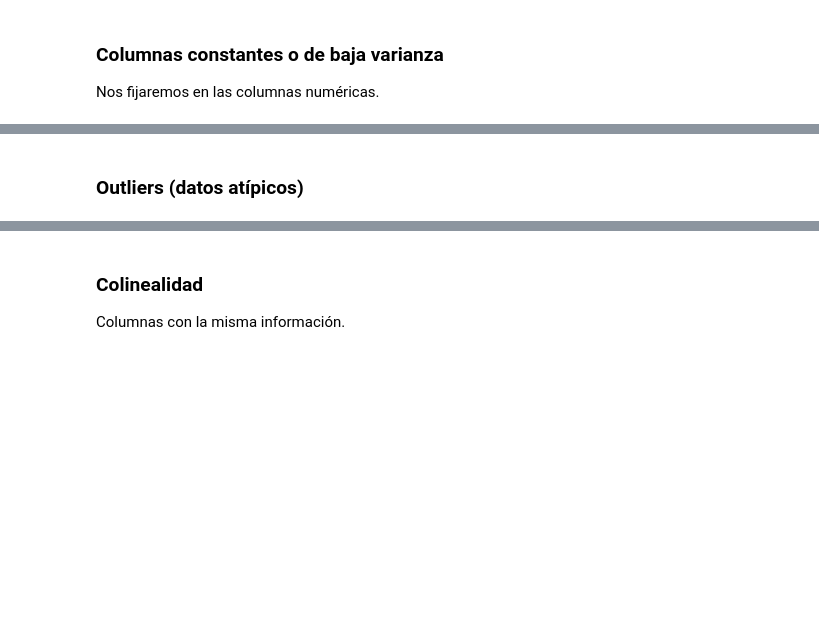
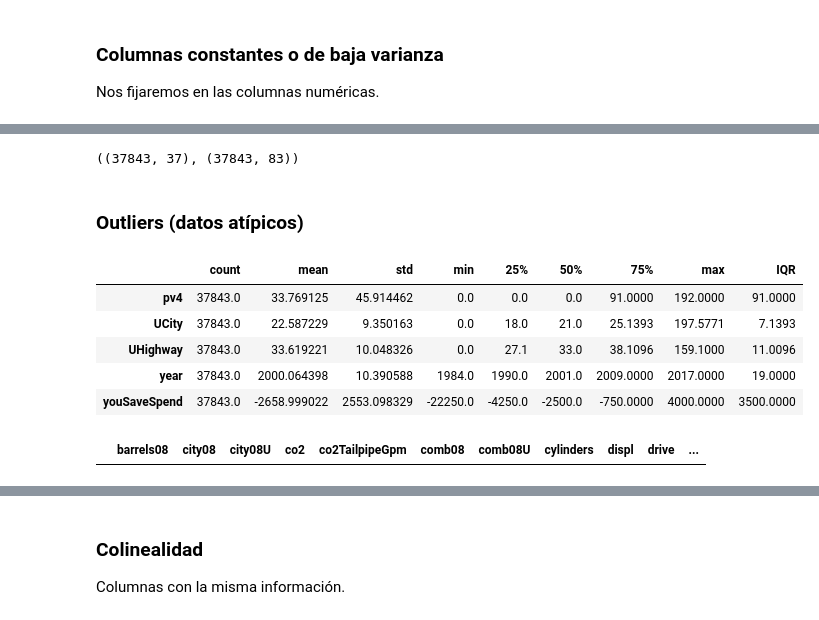
Before and after one commit to Ironhack-Data-Madrid-Abril-2021/Material_Clase, a Jupyter notebook: semana_2/2.2 - Data Cleaning .ipynb, the cells around one changed output, grey strips where cells are left out. Drawn from its saved outputs; the diff is of its cells as text; code cells hidden in the pictures; blank space fills up the shorter version.

```diff
--- a/semana_2/2.2 - Data Cleaning .ipynb
+++ b/semana_2/2.2 - Data Cleaning .ipynb
@@ -26,3 +252,12 @@
 ### Columnas constantes o de baja varianza
 
 Nos fijaremos en las columnas numéricas.
+# %%
+cte_cols=[]
+
+for c in df.select_dtypes(include=np.number):  # las columnas numericas
+
+    if df[c].std()==0:
+        cte_cols.append(c)
+
+cte_cols
@@ -28,0 +266,18 @@ Nos fijaremos en las columnas numéricas.
+# %%
+df=df.drop(columns=cte_cols)
+# %%
+# columnas de baja varianza
+
+lv_cols=[]
+
+for c in df.select_dtypes(include=np.number):  # las columnas numericas
+
+    minimo=min(df[c])
+
+    per_90=np.percentile(df[c], 90)  # percentil 90
+
+    if per_90==minimo:
+        lv_cols.append(c)
+
+
+lv_cols
@@ -29,2 +304,25 @@ Nos fijaremos en las columnas numéricas.
+# %%
+df.shape, dim_original
+# %% [output]
+((37843, 37), (37843, 83))
 # %% [markdown]
 ### Outliers (datos atípicos)
+# %%
+stats=df.describe().T
+
+stats['IQR']=stats['75%']-stats['25%']
+
+stats.tail()
+# %% [output]
+|  | count | mean | std | min | 25% | 50% | 75% | max | IQR |
+| pv4 | 37843.0 | 33.769125 | 45.914462 | 0.0 | 0.0 | 0.0 | 91.0000 | 192.0000 | 91.0000 |
+| UCity | 37843.0 | 22.587229 | 9.350163 | 0.0 | 18.0 | 21.0 | 25.1393 | 197.5771 | 7.1393 |
+| UHighway | 37843.0 | 33.619221 | 10.048326 | 0.0 | 27.1 | 33.0 | 38.1096 | 159.1000 | 11.0096 |
+| year | 37843.0 | 2000.064398 | 10.390588 | 1984.0 | 1990.0 | 2001.0 | 2009.0000 | 2017.0000 | 19.0000 |
+| youSaveSpend | 37843.0 | -2658.999022 | 2553.098329 | -22250.0 | -4250.0 | -2500.0 | -750.0000 | 4000.0000 | 3500.0000 |
+# %%
+outliers=pd.DataFrame(columns=df.columns)
+
+outliers
+# %% [output]
+|  | barrels08 | city08 | city08U | co2 | co2TailpipeGpm | comb08 | comb08U | cylinders | displ | drive | ... |
```
Also changed, not shown: parts of 35 cells of this notebook.
